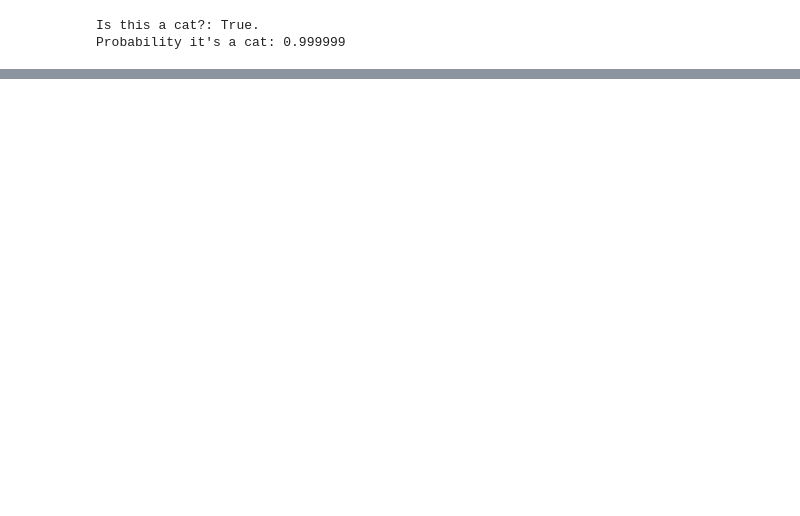
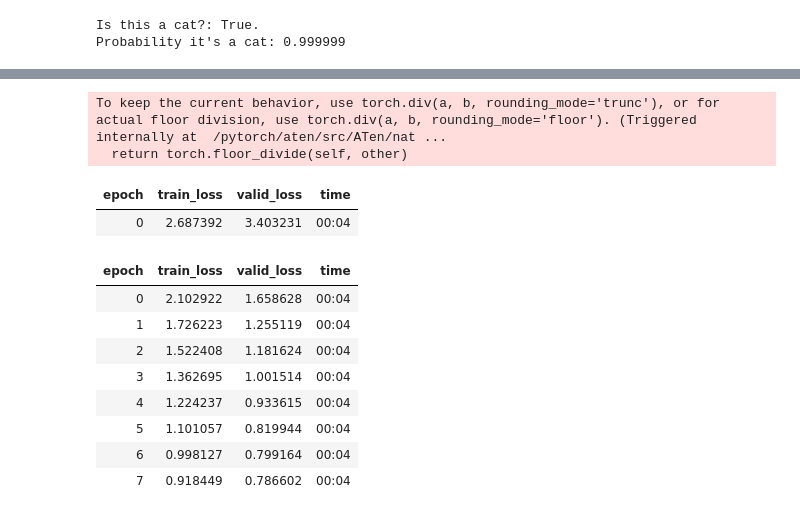
Before and after one commit to choprahetarth/fastai-experiments, a Jupyter notebook: fast_ai_course_01.ipynb, the cells around one changed output, grey strips where cells are left out. Saved outputs shown, nothing was run; the diff lists cells and outputs as text; code cells hidden in the pictures; blank space fills up the shorter version.

```diff
--- a/fast_ai_course_01.ipynb
+++ b/fast_ai_course_01.ipynb
@@ -67,3 +67,14 @@ print(f"Probability it's a cat: {probs[1].item():.6f}")
 [interactive output not drawn]
 Is this a cat?: True.
 Probability it's a cat: 0.999999
+# %%
+path = untar_data(URLs.CAMVID_TINY)
+dls = SegmentationDataLoaders.from_label_func(
+    path, bs=8, fnames = get_image_files(path/"images"),
+    label_func = lambda o: path/'labels'/f'{o.stem}_P{o.suffix}',
+    codes = np.loadtxt(path/'codes.txt', dtype=str)
+)
+
+learn = unet_learner(dls, resnet34)
+learn.fine_tune(8)
+# %% [output]
@@ -69,0 +82,13 @@ Probability it's a cat: 0.999999
+To keep the current behavior, use torch.div(a, b, rounding_mode='trunc'), or for actual floor division, use torch.div(a, b, rounding_mode='floor'). (Triggered internally at  /pytorch/aten/src/ATen/nat ...
+  return torch.floor_divide(self, other)
+| epoch | train_loss | valid_loss | time |
+| 0 | 2.687392 | 3.403231 | 00:04 |
+| epoch | train_loss | valid_loss | time |
+| 0 | 2.102922 | 1.658628 | 00:04 |
+| 1 | 1.726223 | 1.255119 | 00:04 |
+| 2 | 1.522408 | 1.181624 | 00:04 |
+| 3 | 1.362695 | 1.001514 | 00:04 |
+| 4 | 1.224237 | 0.933615 | 00:04 |
+| 5 | 1.101057 | 0.819944 | 00:04 |
+| 6 | 0.998127 | 0.799164 | 00:04 |
+| 7 | 0.918449 | 0.786602 | 00:04 |
```
Also changed, not shown: parts of 4 cells of this notebook.
